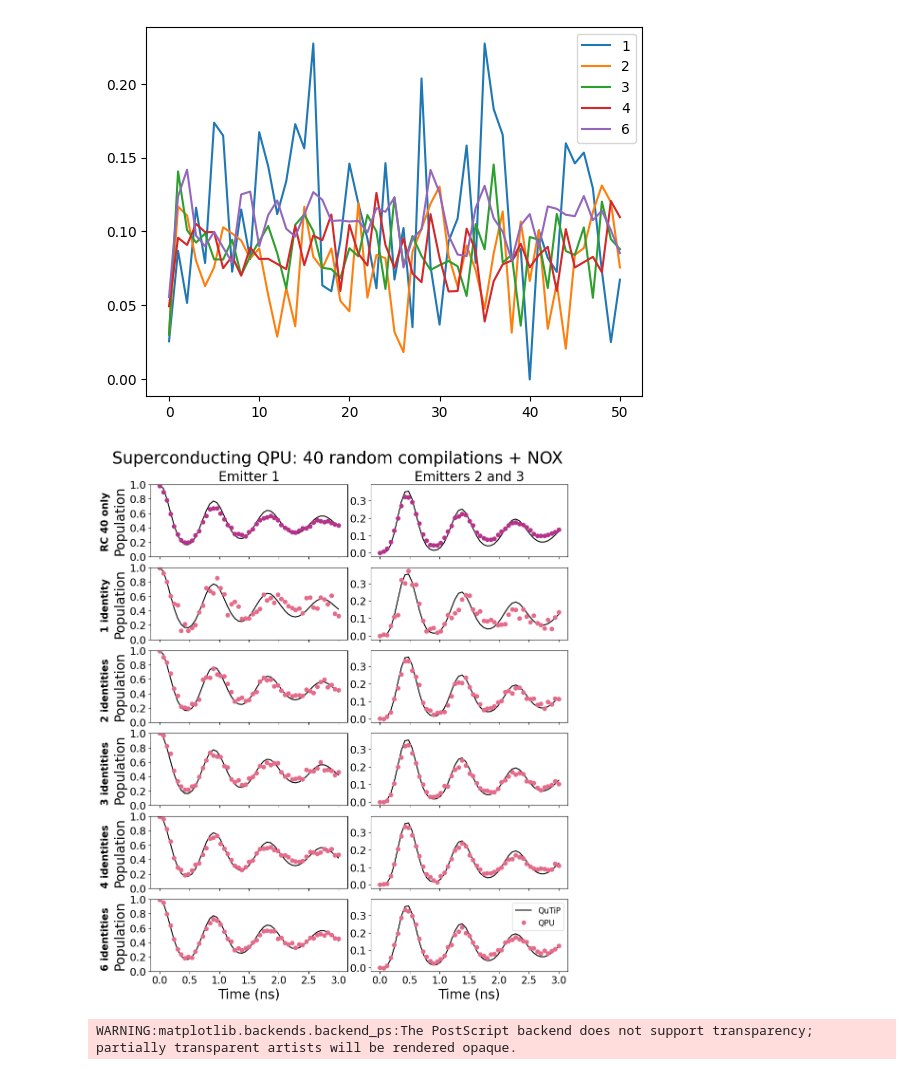
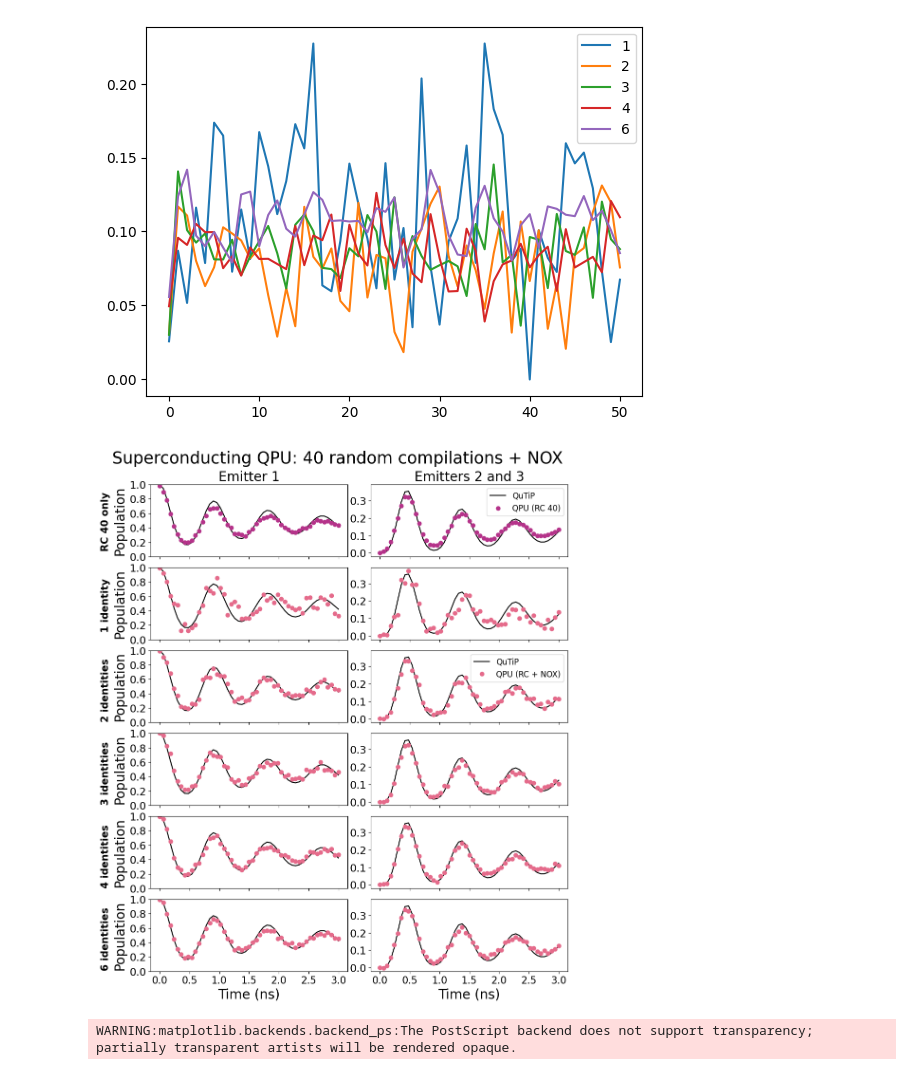
Before and after one commit to radulaski/CQED_quantum_simulation, a Jupyter notebook: notebooks/AQT_RC_NOX.ipynb, the cells around one changed output. Drawn from its saved outputs; the diff is of its cells as text; code cells hidden in the pictures.

```diff
--- a/notebooks/AQT_RC_NOX.ipynb
+++ b/notebooks/AQT_RC_NOX.ipynb
@@ -74,7 +74,8 @@ axes[0][0].plot(times, qutip_results["Emitter 1"], label="QuTiP", color='black')
 axes[0][0].plot(aqt_times, rc_40[normed_bitstrs["Emitter 1"]], marker='o', linestyle='', label="QPU", color='#b5338a')
 
 axes[0][1].plot(times, qutip_results["Emitter 2"], label="QuTiP", color='black')
-axes[0][1].plot(aqt_times, rc_40[normed_bitstrs["Emitter 2 and 3"]], marker='o', linestyle='', label="QPU", color='#b5338a')
+axes[0][1].plot(aqt_times, rc_40[normed_bitstrs["Emitter 2 and 3"]], marker='o', linestyle='', label="QPU (RC 40)", color='#b5338a')
+axes[0][1].legend(fontsize=12)
 
 
 for ax, num_id in zip(axes[1:, 0], identities):
@@ -88,8 +89,9 @@ for ax, num_id in zip(axes[1:, 1], identities):
     ax.plot(times, qutip_results["Emitter 2"], label="QuTiP", color='black')
 
     nox = nox_data_norm.xs(num_id, level="Identities")
-    ax.plot(aqt_times, nox[normed_bitstrs["Emitter 2 and 3"]], marker='o', linestyle='', label="QPU", color="#e56b8b")
+    ax.plot(aqt_times, nox[normed_bitstrs["Emitter 2 and 3"]], marker='o', linestyle='', label="QPU (RC + NOX)", color="#e56b8b")
 
+axes[2][1].legend(fontsize=12)
 
 for ax in axes.flatten():
     ax.tick_params(axis='y', labelsize=16)
@@ -103,36 +105,34 @@ for ax in axes[:, 1]:
     ax.set_yticks([0, 0.1, 0.2, 0.3])
 
 
 axes[-1][0].set_xlabel("Time (ns)", fontsize=20)
 axes[-1][1].set_xlabel("Time (ns)", fontsize=20)
 axes[-1][0].tick_params(axis="x", labelsize=15)
 axes[-1][1].tick_params(axis="x", labelsize=15)
 
 
 axes[0, 0].set_title("Emitter 1", fontsize=20)
 axes[0, 1].set_title("Emitters 2 and 3", fontsize=20)
 
 
 axes[0][0].text(-0.23, 0.9, "RC 40 only", transform=axes[0][0].transAxes, weight='bold',
         ha='center', va='top', fontsize=15, rotation=90)
 
 for ax, num_id in zip(axes[1:, 0], identities):
     text = f"{num_id} identity" if num_id == 1 else f"{num_id} identities"
     vert = 0.85 if num_id == 1 else 0.89
     ax.text(-0.23, vert, text, transform=ax.transAxes, weight='bold',
             ha='center', va='top', fontsize=15, rotation=90)
 
 
 fig.suptitle("Superconducting QPU: 40 random compilations + NOX", fontsize=25)
 
 plt.tight_layout()
 fig.subplots_adjust(top=0.92, hspace=0.05)
 
-plt.legend(fontsize=12)
-
 fig.subplots_adjust(hspace=0.15, wspace=0.12)
 # %% [output]
-[figure, old version]
+[figure, new version]
 # %%
 fig.savefig("../figures/AQT_RC_NOX.eps", bbox_inches="tight")
 # %% [output]
```
Also changed, not shown: 10 other files.
